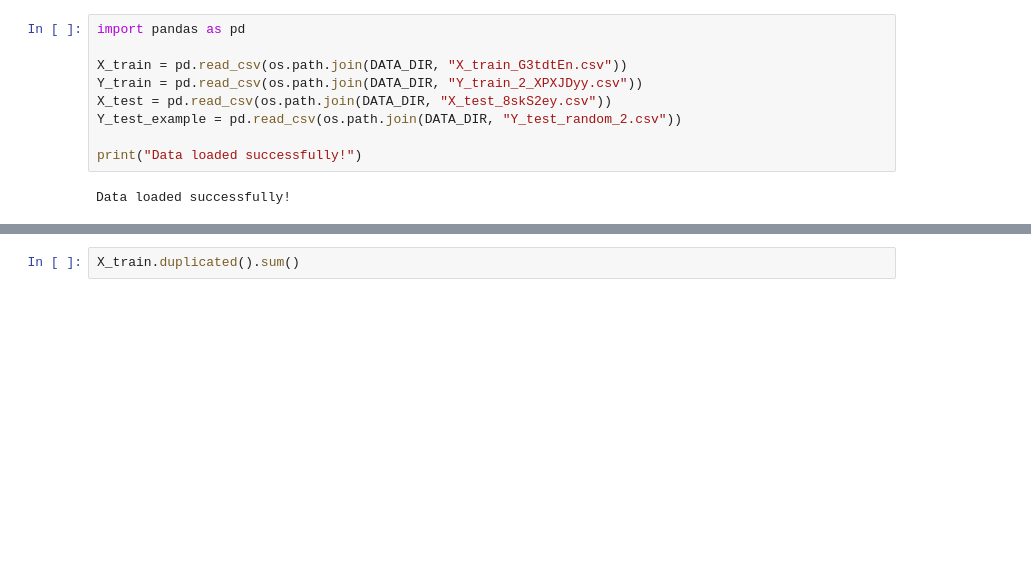
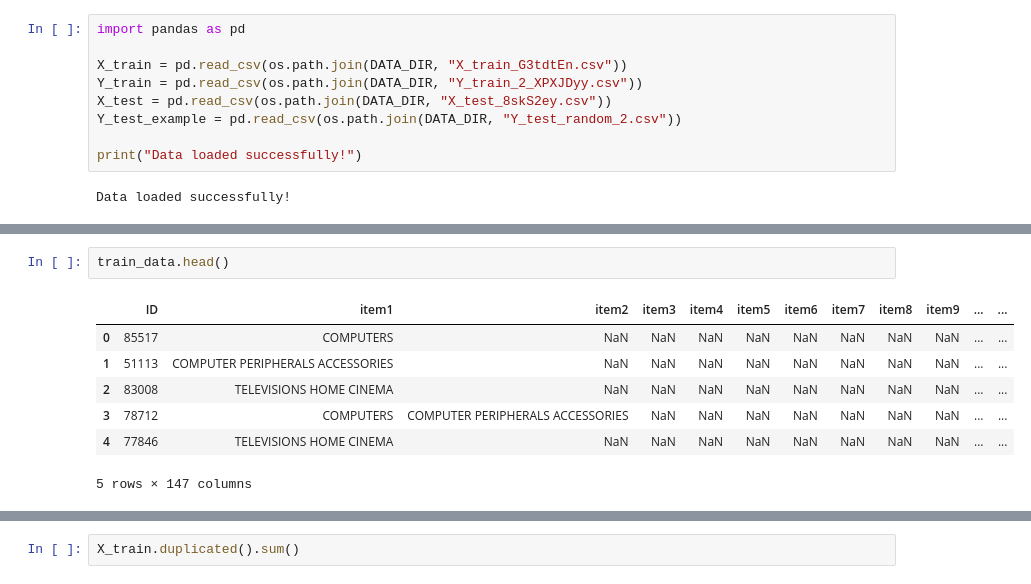
Before and after one commit to sumitgiri87/challenge-data-fraud, a Jupyter notebook: notebooks/train_model.ipynb, the cells around one changed output, grey strips where cells are left out. Saved outputs shown, nothing was run; the diff lists cells and outputs as text; blank space fills up the shorter version.

```diff
--- a/notebooks/train_model.ipynb
+++ b/notebooks/train_model.ipynb
@@ -84,0 +105,10 @@ None
+# %%
+train_data.head()
+# %% [output]
+|  | ID | item1 | item2 | item3 | item4 | item5 | item6 | item7 | item8 | item9 | ... | ... |
+| 0 | 85517 | COMPUTERS | NaN | NaN | NaN | NaN | NaN | NaN | NaN | NaN | ... | ... |
+| 1 | 51113 | COMPUTER PERIPHERALS ACCESSORIES | NaN | NaN | NaN | NaN | NaN | NaN | NaN | NaN | ... | ... |
+| 2 | 83008 | TELEVISIONS HOME CINEMA | NaN | NaN | NaN | NaN | NaN | NaN | NaN | NaN | ... | ... |
+| 3 | 78712 | COMPUTERS | COMPUTER PERIPHERALS ACCESSORIES | NaN | NaN | NaN | NaN | NaN | NaN | NaN | ... | ... |
+| 4 | 77846 | TELEVISIONS HOME CINEMA | NaN | NaN | NaN | NaN | NaN | NaN | NaN | NaN | ... | ... |
+5 rows × 147 columns
```
Also changed, not shown: parts of 11 cells of this notebook, 4 other files.
